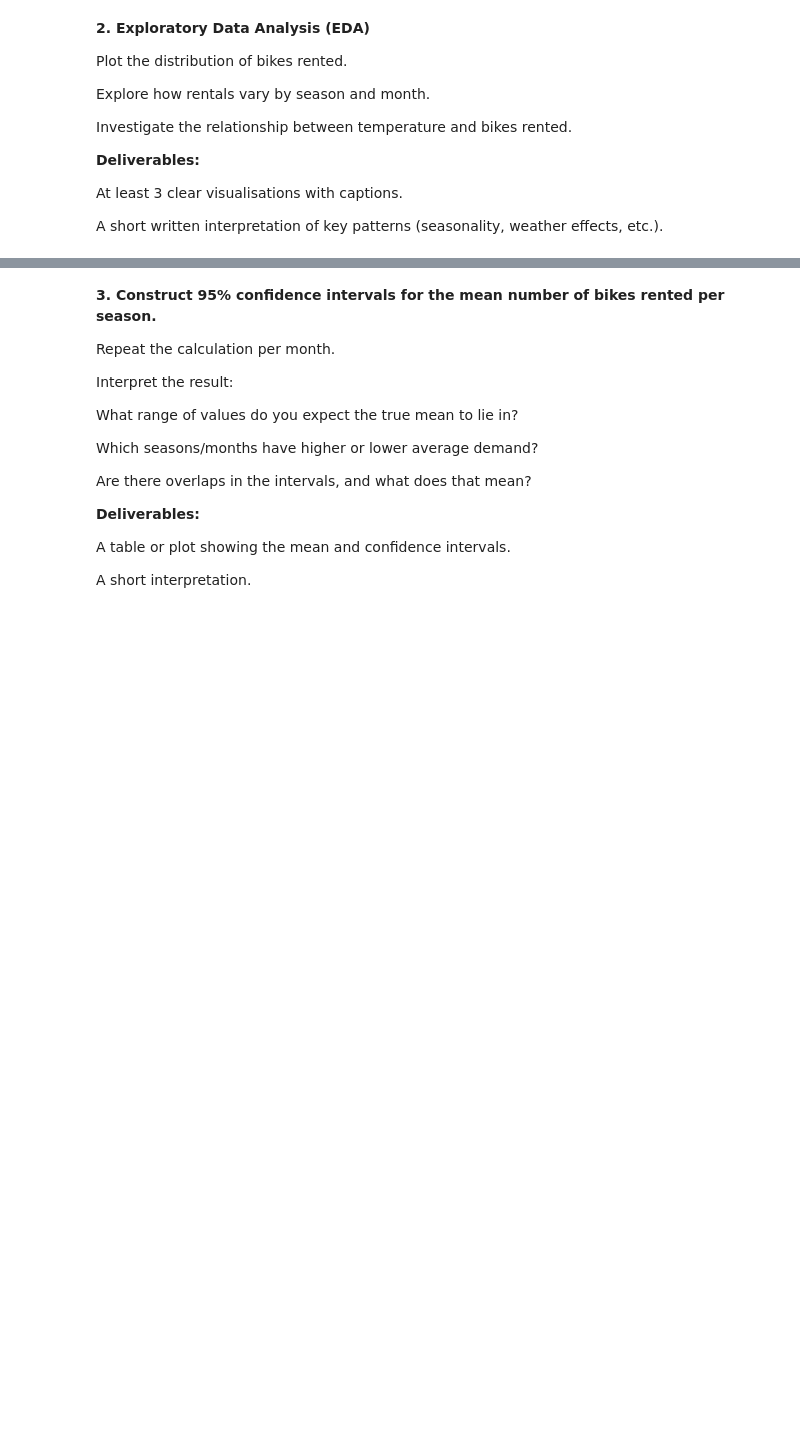
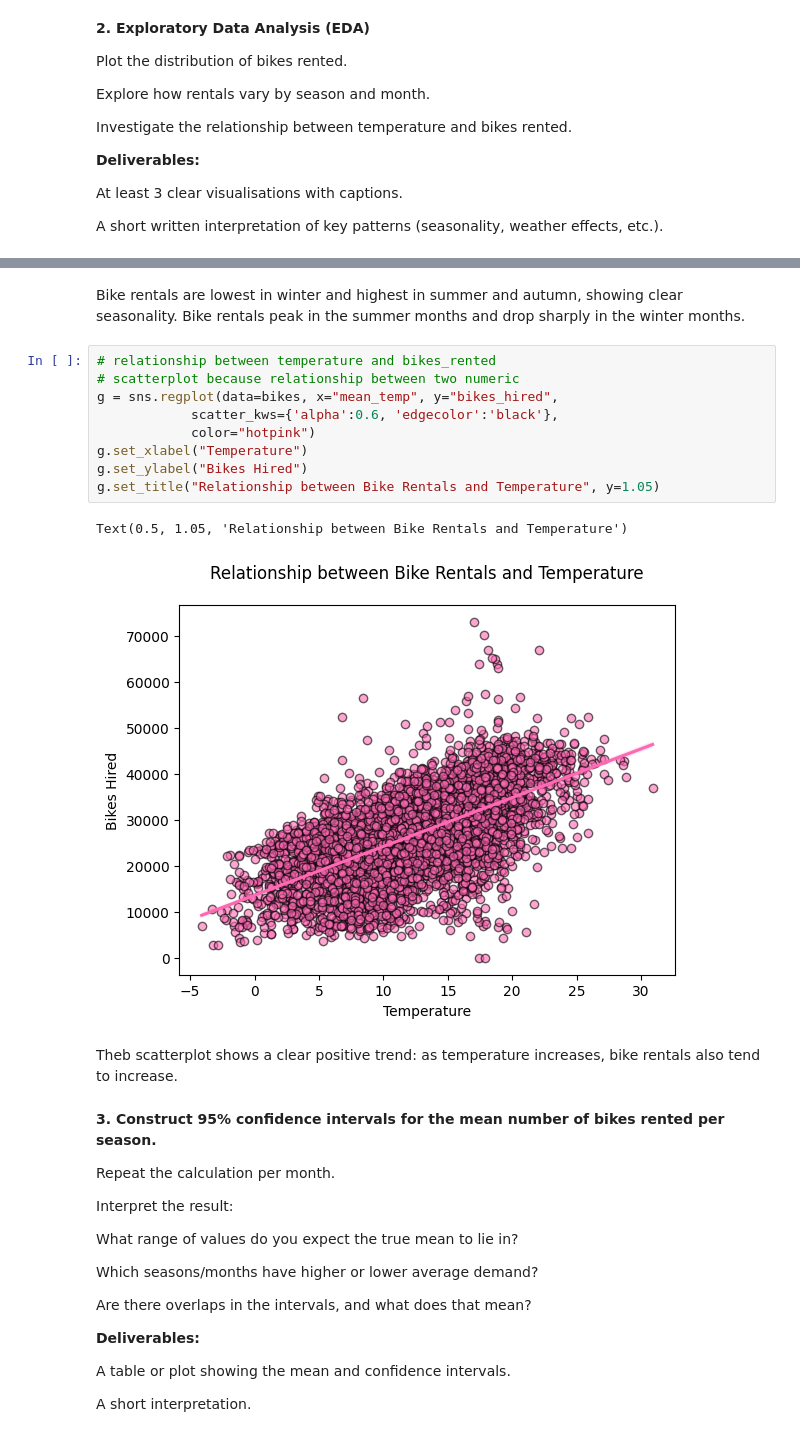
Before and after one commit to AnnaMariaReidel/Analytics-Through-Coding-AUT25-teaching, a Jupyter notebook: Session 3 Solutions-20250918/Group_Project.ipynb, the cells around one changed output, grey strips where cells are left out. Saved outputs shown, nothing was run; the diff lists cells and outputs as text; blank space fills up the shorter version.

```diff
--- a/Session 3 Solutions-20250918/Group_Project.ipynb
+++ b/Session 3 Solutions-20250918/Group_Project.ipynb
@@ -133,3 +247,20 @@ A short written interpretation of key patterns (seasonality, weather effects, et
+# %% [markdown]
+Bike rentals are lowest in winter and highest in summer and autumn, showing clear seasonality.
+Bike rentals peak in the summer months and drop sharply in the winter months.
+# %%
+# relationship between temperature and bikes_rented
+# scatterplot because relationship between two numeric
+g = sns.regplot(data=bikes, x="mean_temp", y="bikes_hired",
+            scatter_kws={'alpha':0.6, 'edgecolor':'black'},
+            color="hotpink")
+g.set_xlabel("Temperature")
+g.set_ylabel("Bikes Hired")
+g.set_title("Relationship between Bike Rentals and Temperature", y=1.05)
+# %% [output]
+Text(0.5, 1.05, 'Relationship between Bike Rentals and Temperature')
+[figure, added]
+# %% [markdown]
+Theb scatterplot shows a clear positive trend: as temperature increases, bike rentals also tend to increase.
 # %% [markdown]
 **3. Construct 95% confidence intervals for the mean number of bikes rented per season.**
 
```
Also changed, not shown: parts of 14 cells of this notebook, 1 other file.
